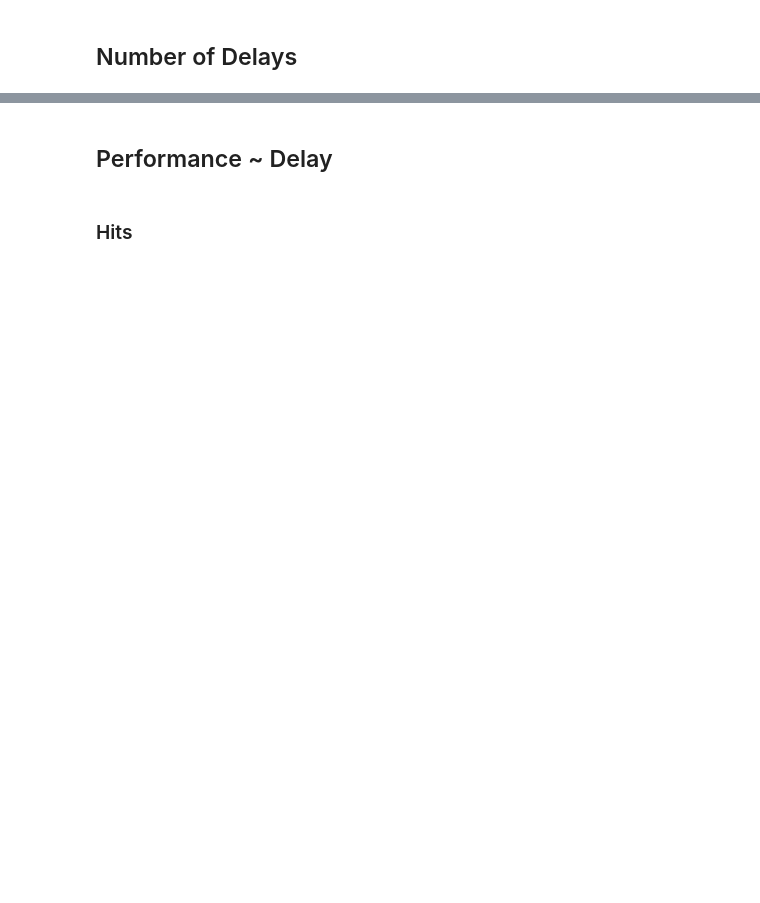
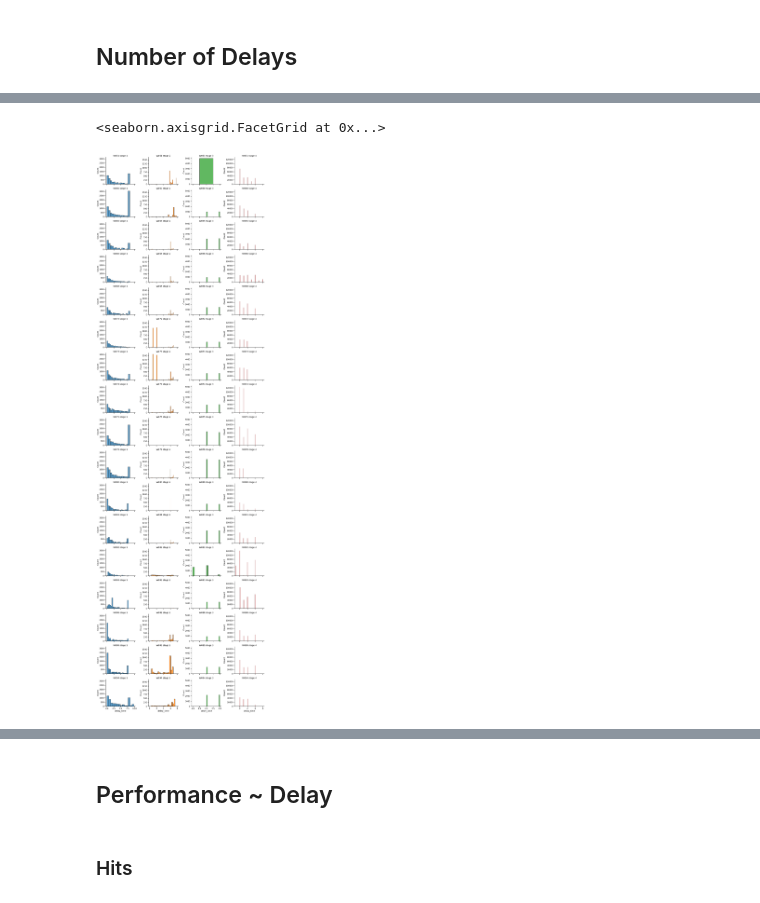
Before and after one commit to jess-breda/violations-multinomial, a Jupyter notebook: notebooks/EDA_01_describe_perf.ipynb, the cells around one changed output, grey strips where cells are left out. Drawn from its saved outputs; the diff is of its cells as text; code cells hidden in the pictures; blank space fills up the shorter version.

```diff
--- a/notebooks/EDA_01_describe_perf.ipynb
+++ b/notebooks/EDA_01_describe_perf.ipynb
@@ -418,13 +445,16 @@ unique_delays["n_unique_delays"] = unique_delays.delay.apply(lambda x: len(x))
 # %%
 g = sns.FacetGrid(
-    data=RAT_DF,
-    row="subject_id",
-    col="training_stage_cat",
-    hue="training_stage_cat",
+    data=full_df,
+    row="animal_id",
+    col="training_stage",
+    hue="training_stage",
     sharey="col",
     sharex="col",
     height=4,
     aspect=1.3,
 )
-g.map(sns.histplot, "delay")
+g.map(sns.histplot, "delay_time")
 g.set_titles("{row_name} stage {col_name}")
+# %% [output]
+<seaborn.axisgrid.FacetGrid at 0x...>
+[figure, added]
```
Also changed, not shown: parts of 19 cells of this notebook, 2 other files.
